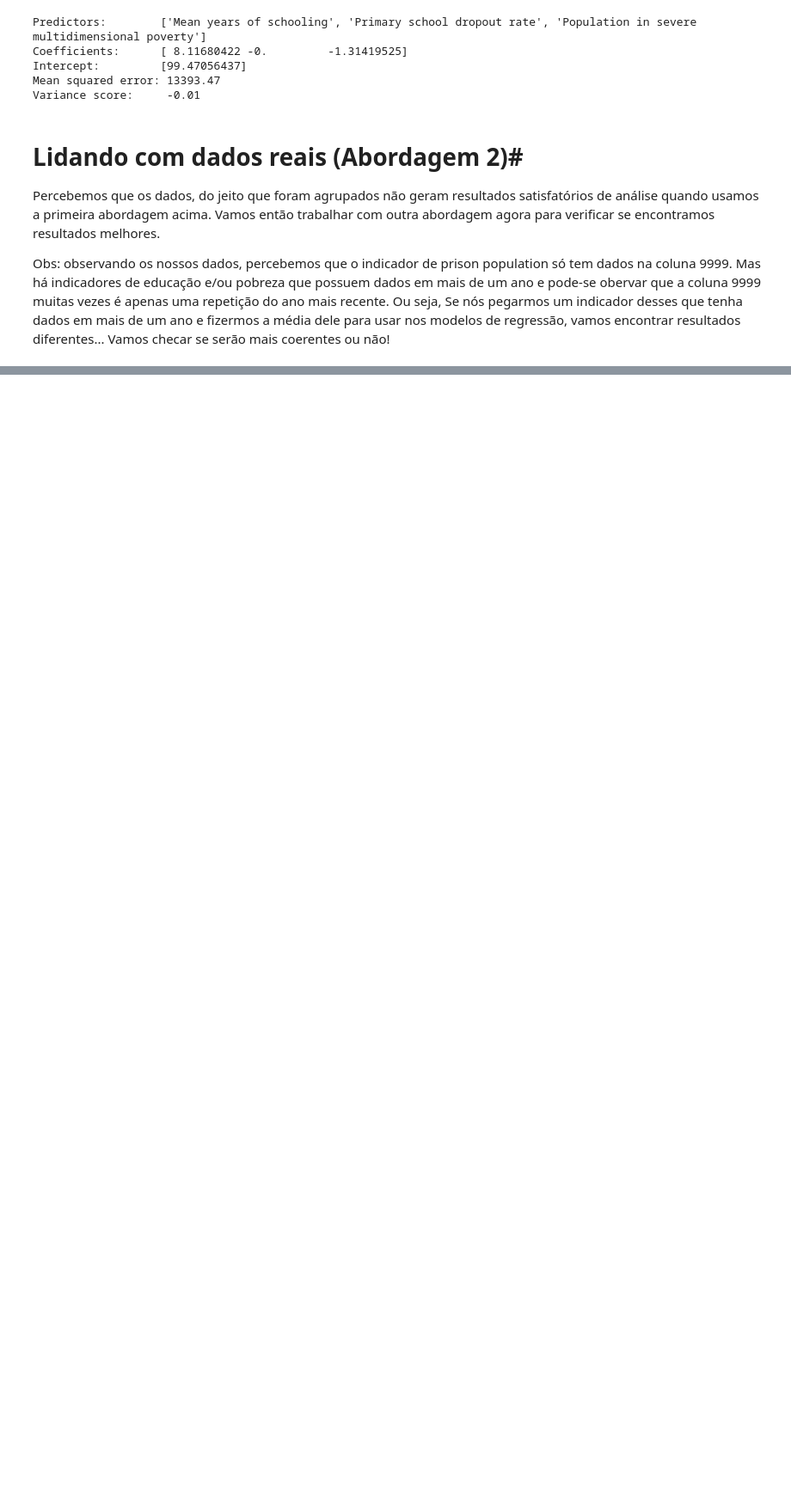
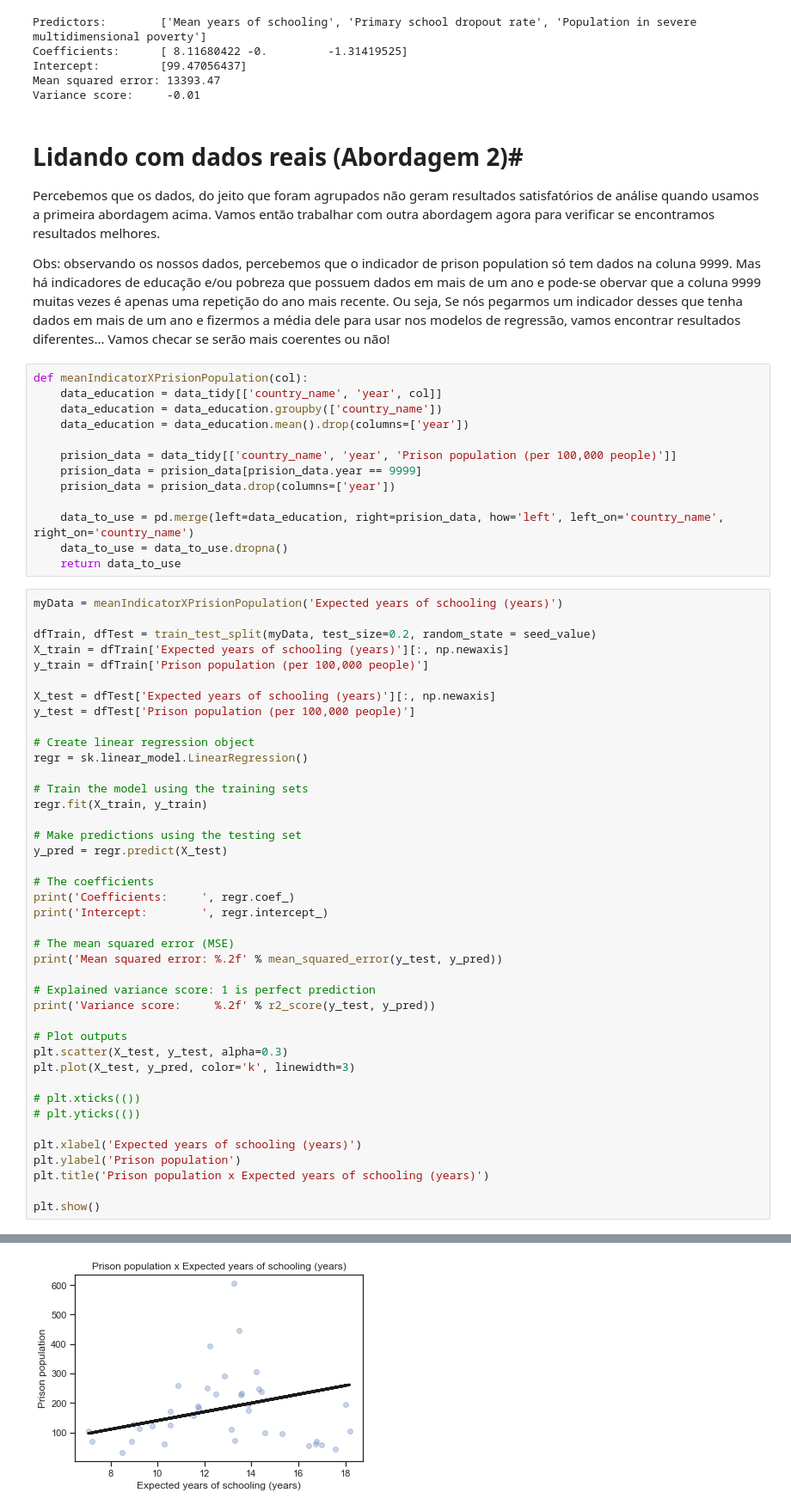
Before and after one commit to andreisha/inf1032-datascience, a Jupyter notebook: T1.3 - Modelos de Regressao Linear.ipynb, the cells around one changed output, grey strips where cells are left out. Shown at 86% size. Drawn from its saved outputs; the diff is of its cells as text; blank space fills up the shorter version.

```diff
--- a/T1.3 - Modelos de Regressao Linear.ipynb
+++ b/T1.3 - Modelos de Regressao Linear.ipynb
@@ -983,3 +983,58 @@ Percebemos que os dados, do jeito que foram agrupados não geram resultados sati
 
 Obs: observando os nossos dados, percebemos que o indicador de prison population só tem dados na coluna 9999. Mas há indicadores de educação e/ou pobreza que possuem dados em mais de um ano e pode-se obervar que a coluna 9999 muitas vezes é apenas uma repetição do ano mais recente. Ou seja, Se nós pegarmos um indicador desses que tenha dados em mais de um ano e fizermos a média dele para usar nos modelos de regressão, vamos encontrar resultados diferentes...
 Vamos checar se serão mais coerentes ou não!
+# %%
+def meanIndicatorXPrisionPopulation(col):
+    data_education = data_tidy[['country_name', 'year', col]]
+    data_education = data_education.groupby(['country_name'])
+    data_education = data_education.mean().drop(columns=['year'])
+
+    prision_data = data_tidy[['country_name', 'year', 'Prison population (per 100,000 people)']]
+    prision_data = prision_data[prision_data.year == 9999]
+    prision_data = prision_data.drop(columns=['year'])
+
+    data_to_use = pd.merge(left=data_education, right=prision_data, how='left', left_on='country_name', right_on='country_name')
+    data_to_use = data_to_use.dropna()
+    return data_to_use
+# %%
+myData = meanIndicatorXPrisionPopulation('Expected years of schooling (years)')
+
+dfTrain, dfTest = train_test_split(myData, test_size=0.2, random_state = seed_value)
+X_train = dfTrain['Expected years of schooling (years)'][:, np.newaxis]
+y_train = dfTrain['Prison population (per 100,000 people)']
+
+X_test = dfTest['Expected years of schooling (years)'][:, np.newaxis]
+y_test = dfTest['Prison population (per 100,000 people)']
+
+# Create linear regression object
+regr = sk.linear_model.LinearRegression()
+
+# Train the model using the training sets
+regr.fit(X_train, y_train)
+
+# Make predictions using the testing set
+y_pred = regr.predict(X_test)
+
+# The coefficients
+print('Coefficients:     ', regr.coef_)
+print('Intercept:        ', regr.intercept_)
+
+# The mean squared error (MSE)
+print('Mean squared error: %.2f' % mean_squared_error(y_test, y_pred))
+
+# Explained variance score: 1 is perfect prediction
+print('Variance score:     %.2f' % r2_score(y_test, y_pred))
+
+# Plot outputs
+plt.scatter(X_test, y_test, alpha=0.3)
+plt.plot(X_test, y_pred, color='k', linewidth=3)
+
+# plt.xticks(())
+# plt.yticks(())
+
+plt.xlabel('Expected years of schooling (years)')
+plt.ylabel('Prison population')
+plt.title('Prison population x Expected years of schooling (years)')
+
+plt.show()
+# %% [output]
@@ -985,0 +1045 @@ Vamos checar se serão mais coerentes ou não!
+[figure, added]
```
Also changed, not shown: parts of 4 cells of this notebook.
